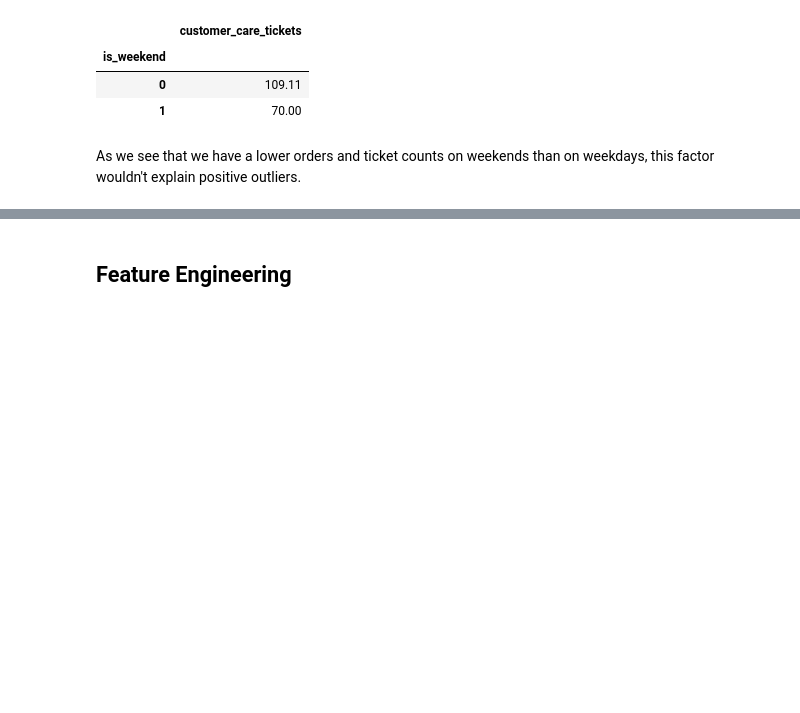
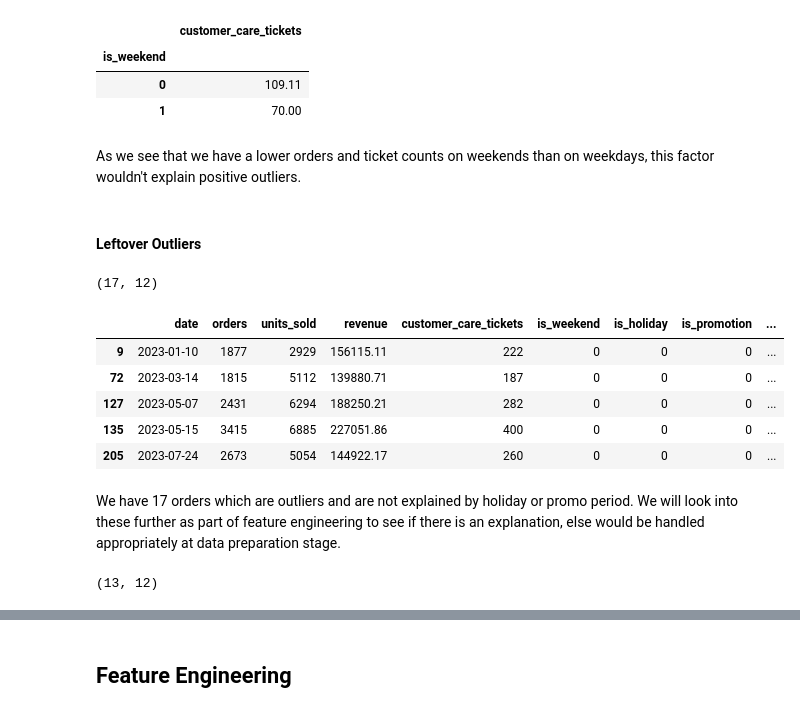
Before and after one commit to traha-89/ecommerce_demand_forecasting, a Jupyter notebook: notebooks/demand_forecasting_analysis.ipynb, the cells around one changed output, grey strips where cells are left out. Drawn from its saved outputs; the diff is of its cells as text; code cells hidden in the pictures; blank space fills up the shorter version.

Commit message:
Update demand_forecasting_analysis.ipynb
- add unexplained outliers

```diff
--- a/notebooks/demand_forecasting_analysis.ipynb
+++ b/notebooks/demand_forecasting_analysis.ipynb
@@ -515,3 +515,26 @@ df_iqr.groupby(['is_weekend'])[['customer_care_tickets']].mean().round(2)
 | 1 | 70.00 |
 # %% [markdown]
 As we see that we have a lower orders and ticket counts on weekends than on weekdays, this factor wouldn't explain positive outliers.
+# %% [markdown]
+#### Leftover Outliers
+# %%
+order_outlier_df = df_iqr[(df_iqr['is_holiday'] == 0) & (df_iqr['is_promotion'] == 0) & (df_iqr['is_outlier_orders'] == 1)].copy()
+order_outlier_df.shape
+# %% [output]
+(17, 12)
+# %%
+order_outlier_df.head()
+# %% [output]
+|  | date | orders | units_sold | revenue | customer_care_tickets | is_weekend | is_holiday | is_promotion | ... |
+| 9 | 2023-01-10 | 1877 | 2929 | 156115.11 | 222 | 0 | 0 | 0 | ... |
+| 72 | 2023-03-14 | 1815 | 5112 | 139880.71 | 187 | 0 | 0 | 0 | ... |
+| 127 | 2023-05-07 | 2431 | 6294 | 188250.21 | 282 | 0 | 0 | 0 | ... |
+| 135 | 2023-05-15 | 3415 | 6885 | 227051.86 | 400 | 0 | 0 | 0 | ... |
+| 205 | 2023-07-24 | 2673 | 5054 | 144922.17 | 260 | 0 | 0 | 0 | ... |
+# %% [markdown]
+We have 17 orders which are outliers and are not explained by holiday or promo period. We will look into these further as part of feature engineering to see if there is an explanation, else would be handled appropriately at data preparation stage.
+# %%
+ticket_outlier_df = df_iqr[(df_iqr['is_holiday'] == 0) & (df_iqr['is_promotion'] == 0) & (df_iqr['is_outlier_customer_care_tickets'] == 1)].copy()
+ticket_outlier_df.shape
+# %% [output]
+(13, 12)
```
Also changed, not shown: parts of 2 cells of this notebook.
